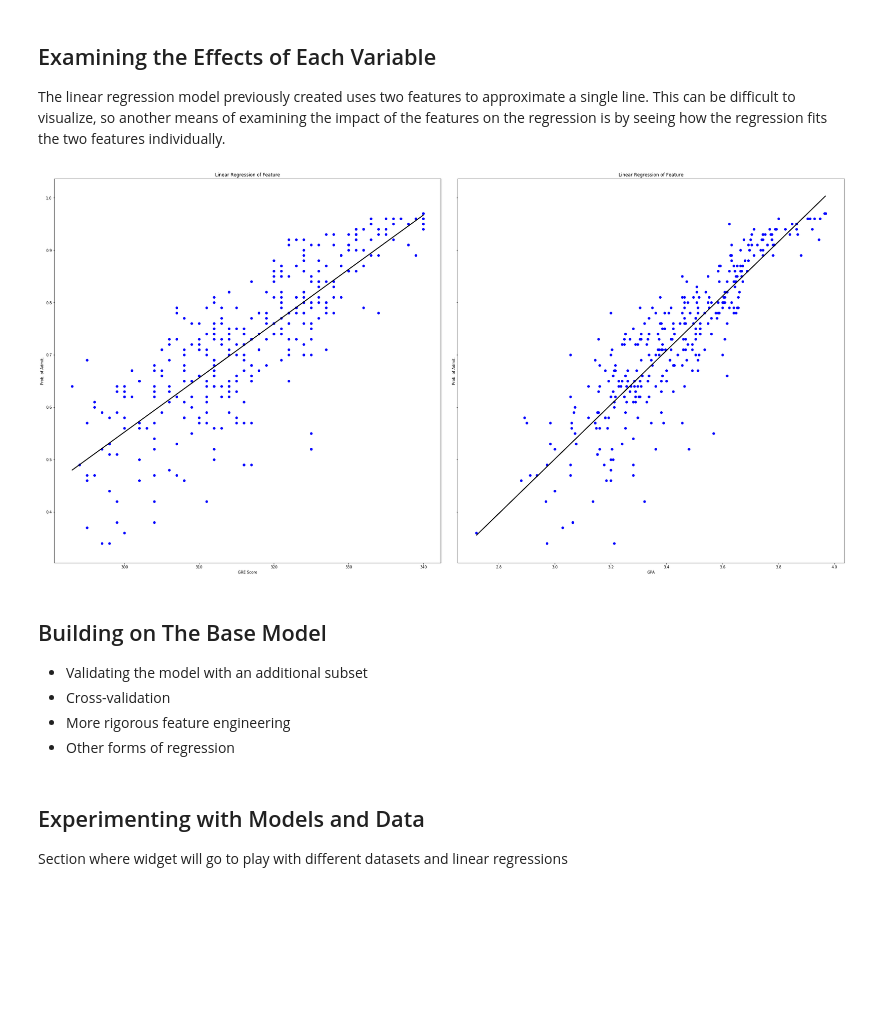
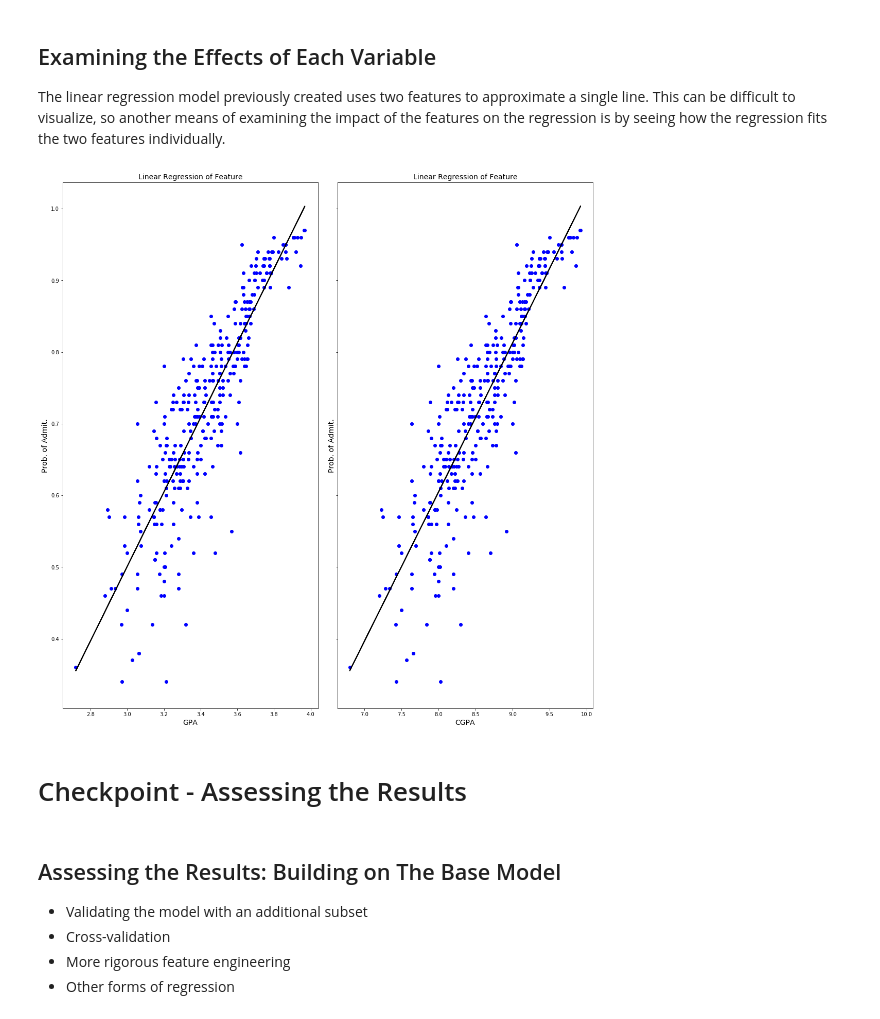
Before and after one commit to vrtompki/Linear_Regression_Tutorial, a Jupyter notebook: slideshow_linear_tutorial.ipynb, the cells around one changed output. Saved outputs shown, nothing was run; the diff lists cells and outputs as text; code cells hidden in the pictures; blank space fills up the shorter version.

Commit message:
added more images and updated notebook

```diff
--- a/slideshow_linear_tutorial.ipynb
+++ b/slideshow_linear_tutorial.ipynb
@@ -212,24 +176,3 @@ From trend lines to mortality rates, linear regression appears in virtually ever
 **Simplicity should be the ultimate goal when analyzing data.**
 # %% [markdown]
 Remember earlier when the prevelance of similar regression issues where discussed? Here are some visuals that used linear regressions for similar issues.
-# %%
-%matplotlib inline
-from matplotlib.pyplot import figure, imshow, axis
-from matplotlib.image import imread
-import matplotlib.pyplot as plt
-listOfImageNames = ['./linear_regression_examples/advertising_ex.png',
-                    './linear_regression_examples/gpa_ex.jpg',
-                    './linear_regression_examples/salary_ex.png',
-                    './linear_regression_examples/medicine_ex.jpg',]
-titles = ['Advertising',
-         'Education',
-         'Finance',
-         'Medicine and Health']
-
-fig, ax = plt.subplots(2, 2, figsize=(25, 25))
-for i, axi in enumerate(ax.flat):
-    axi.imshow(imread(listOfImageNames[i]), cmap='binary')
-    axi.set(xticks=[], yticks=[])
-    axi.set_frame_on(False)
-    axi.set_title(titles[i],fontdict={'fontsize': 24,'fontweight' : 'bold'})
-plt.show()
@@ -448,24 +400,23 @@ Coefficients(slope, bias):  [0.0034397  0.38717906]
 The linear regression model previously created uses two features to approximate a single line. This can be difficult to visualize, so another means of examining the impact of the features on the regression is by seeing how the regression fits the two features individually.
 # %%
 import numpy as np
-fig, axes = plt.subplots(1,len(xTrain.columns.values),sharey=True,constrained_layout=True,figsize=(30,15))
+fig, axes = plt.subplots(1,len(xTrain.columns.values),sharey=True,constrained_layout=True,figsize=(15,15))
 for i,e in enumerate(xTrain.columns):
   linModel.fit(xTrain[e].values[:,np.newaxis], yTrain.values)
-  axes[i].set_title("Linear Regression of Feature")
-  axes[i].set_xlabel(str(e))
-  axes[i].set_ylabel('Prob. of Admit.')
+  axes[i].set_title("Linear Regression of Feature", fontsize=14)
+  axes[i].set_xlabel(str(e), fontsize=14)
+  axes[i].set_ylabel('Prob. of Admit.', fontsize=14)
   axes[i].scatter(xTrain[e].values[:,np.newaxis], yTrain.values,color='b')
   axes[i].plot(xTrain[e].values[:,np.newaxis],
   linModel.predict(xTrain[e].values[:,np.newaxis]),color='k', linewidth=2)
 plt.show()
 # %% [output]
-[figure, old version]
+[figure, new version]
+# %% [markdown]
+# Checkpoint - Assessing the Results
 # %% [markdown]
-## Building on The Base Model
+## Assessing the Results: Building on The Base Model
 * Validating the model with an additional subset
 * Cross-validation
 * More rigorous feature engineering
 * Other forms of regression
-# %% [markdown]
-## Experimenting with Models and Data
-Section where widget will go to play with different datasets and linear regressions
```
Also changed, not shown: parts of 53 cells of this notebook, 2 other files.
